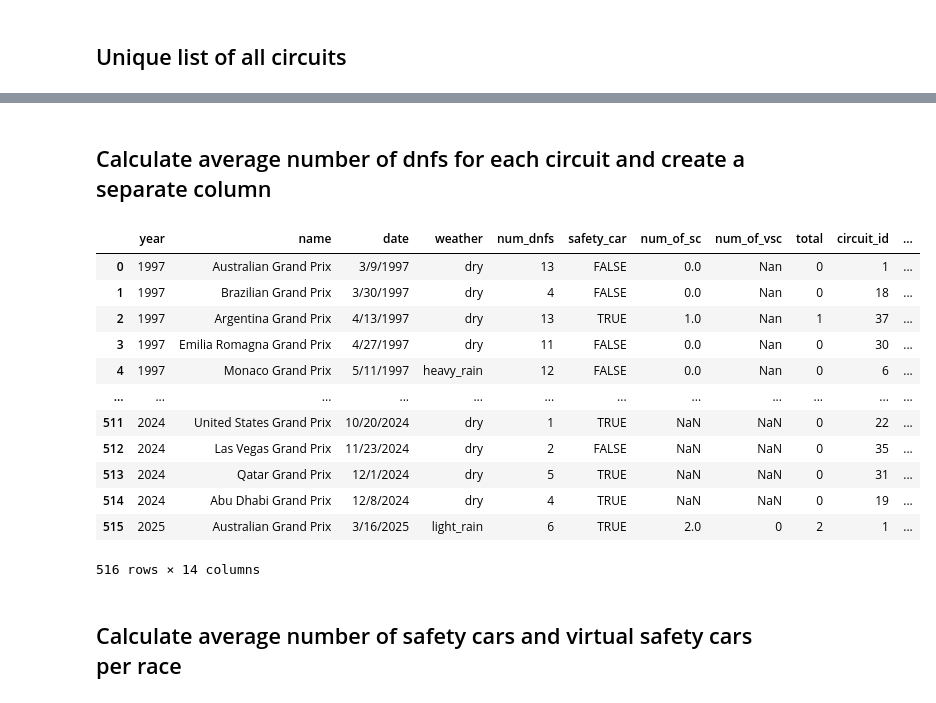
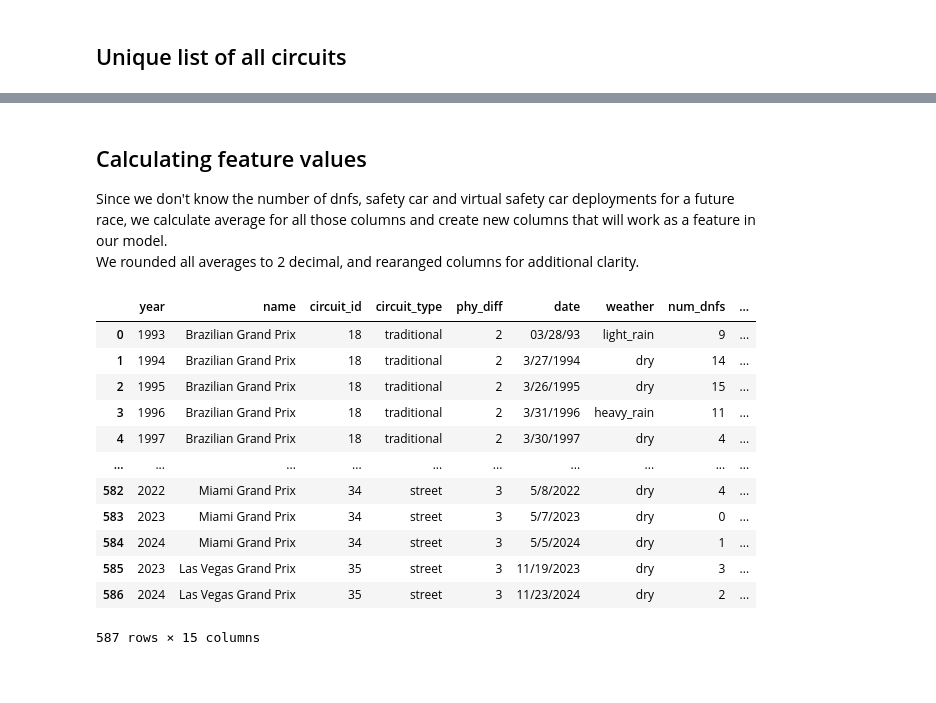
Before and after one commit to alex64a/F1-Safety-Car-Predictor, a Jupyter notebook: F1-Safety-Car-Predictor.ipynb, the cells around one changed output, grey strips where cells are left out. Saved outputs shown, nothing was run; the diff lists cells and outputs as text; code cells hidden in the pictures; blank space fills up the shorter version.

```diff
--- a/F1-Safety-Car-Predictor.ipynb
+++ b/F1-Safety-Car-Predictor.ipynb
@@ -7,11 +26,10 @@
 # %%
 import numpy as np
 import pandas as pd
-safety_car_predictor = pd.read_csv("safety_car_predictor.csv")
-circuit_data = pd.read_csv("circuit_data.csv")
-safety_car_predictor
+
+safety_car_predictor = pd.read_csv("Dataset/safety_car_predictor.csv")
+circuit_data = pd.read_csv("Dataset/circuit_data.csv")
 circuit_data
-#safety_car_predictor
 # %% [output]
 |  | name | circuit_id | circuit_type | phy_diff |
 | 0 | Australian Grand Prix | 1 | street | 2 |
@@ -135,21 +101,33 @@ safety_car_predictor
 # %% [markdown]
-## Calculate average number of dnfs for each circuit and create a separate column
+## Calculating feature values
+
+Since we don't know the number of dnfs, safety car and virtual safety car deployments for a future race, we calculate average for all those columns and create new columns that will work as a feature in our model.
+We rounded all averages to 2 decimal, and rearanged columns for additional clarity.
 # %%
-safety_car_predictor['avg_dnfs_per_circuit'] = safety_car_predictor.groupby('name')['num_dnfs'].transform('mean')
+# Average dnsf per circuit
+safety_car_predictor['avg_dnfs_per_circuit'] = np.round(safety_car_predictor.groupby('name')['num_dnfs'].transform('mean'), 2)
+
+# Ignore the NaN values
+safety_car_predictor['num_of_vsc'] = np.round(pd.to_numeric(safety_car_predictor['num_of_vsc'], errors='coerce'), 2)
+safety_car_predictor['avg_sc_per_circuit'] = np.round(safety_car_predictor.groupby('name')['num_of_sc'].transform('mean'),2)
+safety_car_predictor['avg_vsc_per_circuit'] = np.round(safety_car_predictor.groupby('name')['num_of_vsc'].transform(lambda x:x.mean(skipna=True)), 2)
+
+#rearange columns
+columns = ['year', 'name', 'circuit_id', 'circuit_type', 'phy_diff', 'date', 'weather', 'num_dnfs', 'avg_dnfs_per_circuit', 'num_of_sc', 'num_of_vsc', 'total', 'avg_sc_per_circuit', 'avg_vsc_per_circuit',
+           'safety_car']
+safety_car_predictor = safety_car_predictor[columns]
 safety_car_predictor
 # %% [output]
-|  | year | name | date | weather | num_dnfs | safety_car | num_of_sc | num_of_vsc | total | circuit_id | ... |
-| 0 | 1997 | Australian Grand Prix | 3/9/1997 | dry | 13 | FALSE | 0.0 | Nan | 0 | 1 | ... |
-| 1 | 1997 | Brazilian Grand Prix | 3/30/1997 | dry | 4 | FALSE | 0.0 | Nan | 0 | 18 | ... |
-| 2 | 1997 | Argentina Grand Prix | 4/13/1997 | dry | 13 | TRUE | 1.0 | Nan | 1 | 37 | ... |
-| 3 | 1997 | Emilia Romagna Grand Prix | 4/27/1997 | dry | 11 | FALSE | 0.0 | Nan | 0 | 30 | ... |
-| 4 | 1997 | Monaco Grand Prix | 5/11/1997 | heavy_rain | 12 | FALSE | 0.0 | Nan | 0 | 6 | ... |
-| ... | ... | ... | ... | ... | ... | ... | ... | ... | ... | ... | ... |
-| 511 | 2024 | United States Grand Prix | 10/20/2024 | dry | 1 | TRUE | NaN | NaN | 0 | 22 | ... |
-| 512 | 2024 | Las Vegas Grand Prix | 11/23/2024 | dry | 2 | FALSE | NaN | NaN | 0 | 35 | ... |
-| 513 | 2024 | Qatar Grand Prix | 12/1/2024 | dry | 5 | TRUE | NaN | NaN | 0 | 31 | ... |
-| 514 | 2024 | Abu Dhabi Grand Prix | 12/8/2024 | dry | 4 | TRUE | NaN | NaN | 0 | 19 | ... |
-| 515 | 2025 | Australian Grand Prix | 3/16/2025 | light_rain | 6 | TRUE | 2.0 | 0 | 2 | 1 | ... |
+|  | year | name | circuit_id | circuit_type | phy_diff | date | weather | num_dnfs | ... |
+| 0 | 1993 | Brazilian Grand Prix | 18 | traditional | 2 | 03/28/93 | light_rain | 9 | ... |
+| 1 | 1994 | Brazilian Grand Prix | 18 | traditional | 2 | 3/27/1994 | dry | 14 | ... |
+| 2 | 1995 | Brazilian Grand Prix | 18 | traditional | 2 | 3/26/1995 | dry | 15 | ... |
+| 3 | 1996 | Brazilian Grand Prix | 18 | traditional | 2 | 3/31/1996 | heavy_rain | 11 | ... |
+| 4 | 1997 | Brazilian Grand Prix | 18 | traditional | 2 | 3/30/1997 | dry | 4 | ... |
+| ... | ... | ... | ... | ... | ... | ... | ... | ... | ... |
+| 582 | 2022 | Miami Grand Prix | 34 | street | 3 | 5/8/2022 | dry | 4 | ... |
+| 583 | 2023 | Miami Grand Prix | 34 | street | 3 | 5/7/2023 | dry | 0 | ... |
+| 584 | 2024 | Miami Grand Prix | 34 | street | 3 | 5/5/2024 | dry | 1 | ... |
+| 585 | 2023 | Las Vegas Grand Prix | 35 | street | 3 | 11/19/2023 | dry | 3 | ... |
+| 586 | 2024 | Las Vegas Grand Prix | 35 | street | 3 | 11/23/2024 | dry | 2 | ... |
-516 rows × 14 columns
+587 rows × 15 columns
-# %% [markdown]
-## Calculate average number of safety cars and virtual safety cars per race
```
Also changed, not shown: parts of 23 cells of this notebook, 4 other files.
